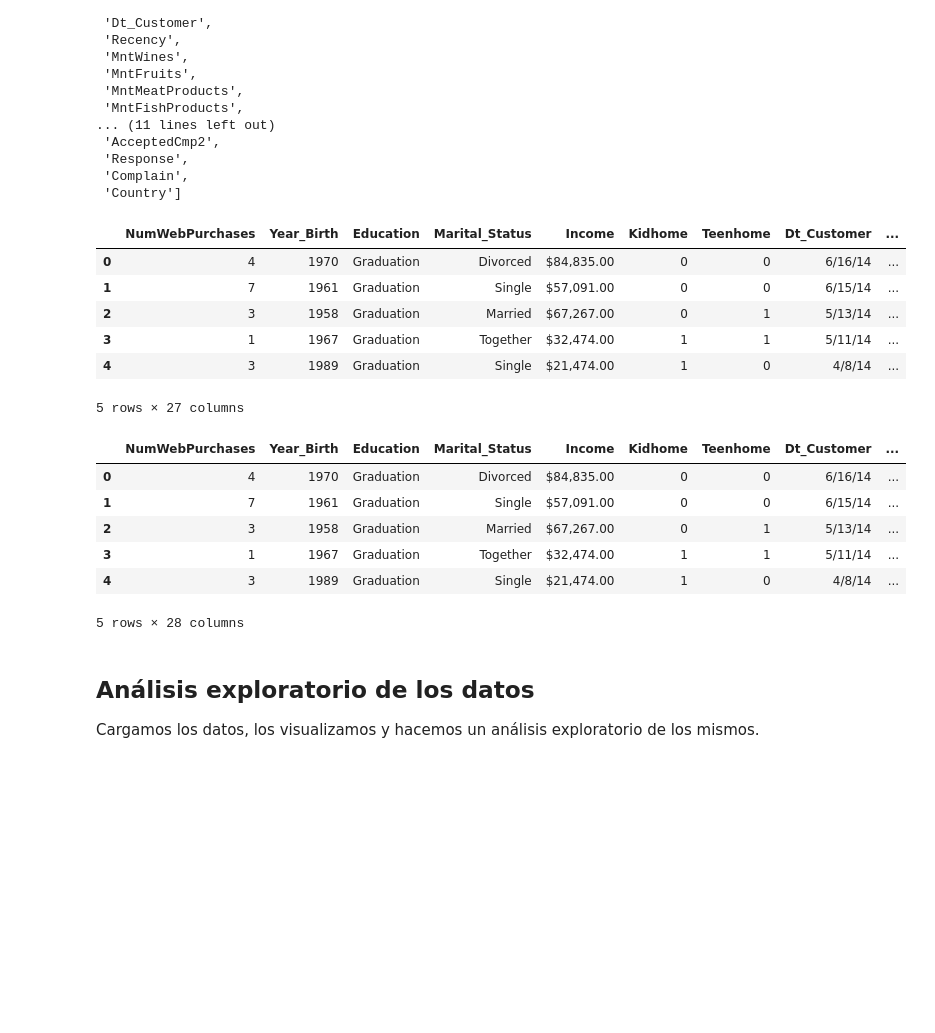
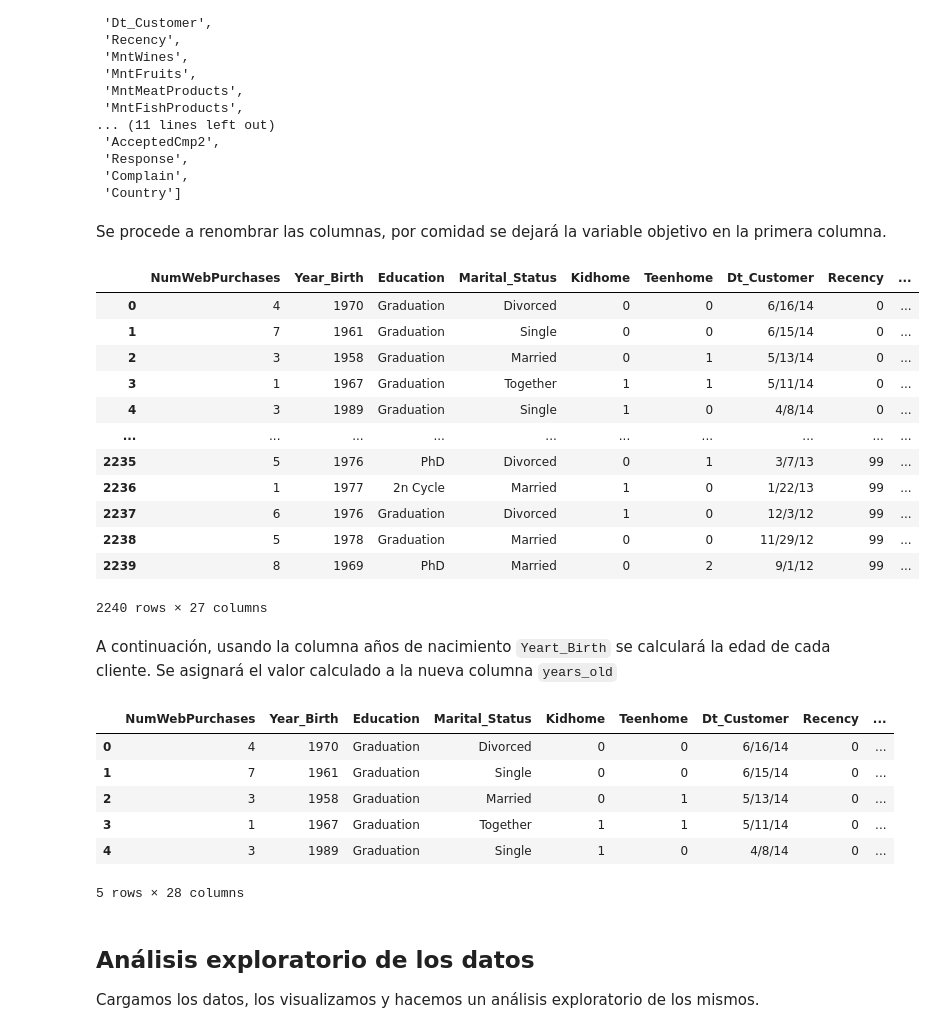
Before and after one commit to JohnyAngo/MasterBigData, a Jupyter notebook: Técnicas Avanzadas de Análisis de Datos/Actividad1/Activity1_Ango.ipynb, the cells around one changed output. Drawn from its saved outputs; the diff is of its cells as text; code cells hidden in the pictures; blank space fills up the shorter version.

```diff
--- a/Técnicas Avanzadas de Análisis de Datos/Actividad1/Activity1_Ango.ipynb
+++ b/Técnicas Avanzadas de Análisis de Datos/Actividad1/Activity1_Ango.ipynb
@@ -124,32 +157,43 @@ list(marketing_data.columns)
  'Response',
  'Complain',
  'Country']
+# %% [markdown]
+Se procede a renombrar las columnas, por comidad se dejará la variable objetivo en la primera columna.
 # %%
 
-marketing_data = marketing_data[['NumWebPurchases','Year_Birth', 'Education', 'Marital_Status', 'Income', 'Kidhome', 'Teenhome', 'Dt_Customer', 'Recency', 'MntWines', 'MntFruits',
- 'MntMeatProducts', 'MntFishProducts', 'MntSweetProducts', 'MntGoldProds', 'NumDealsPurchases', 'NumCatalogPurchases', 'NumStorePurchases', 'NumWebVisitsMonth', 'AcceptedCmp3',
- 'AcceptedCmp4', 'AcceptedCmp5', 'AcceptedCmp1', 'AcceptedCmp2', 'Response', 'Complain', 'Country']]
+marketing_data = marketing_data[['NumWebPurchases','Year_Birth', 'Education', 'Marital_Status', 'Kidhome', 'Teenhome', 'Dt_Customer', 'Recency', 'MntWines', 'NumStorePurchases' ,'MntFruits',
+ 'MntMeatProducts', 'MntFishProducts', 'MntSweetProducts', 'MntGoldProds', 'NumDealsPurchases', 'NumCatalogPurchases', 'NumWebVisitsMonth', 'AcceptedCmp3',
+ 'AcceptedCmp4', 'AcceptedCmp5', 'AcceptedCmp1', 'AcceptedCmp2', 'Response', 'Complain', 'Country', 'Income']]
 
-marketing_data.head(5)
+marketing_data
 # %% [output]
-|  | NumWebPurchases | Year_Birth | Education | Marital_Status | Income | Kidhome | Teenhome | Dt_Customer | ... |
-| 0 | 4 | 1970 | Graduation | Divorced | $84,835.00 | 0 | 0 | 6/16/14 | ... |
-| 1 | 7 | 1961 | Graduation | Single | $57,091.00 | 0 | 0 | 6/15/14 | ... |
-| 2 | 3 | 1958 | Graduation | Married | $67,267.00 | 0 | 1 | 5/13/14 | ... |
-| 3 | 1 | 1967 | Graduation | Together | $32,474.00 | 1 | 1 | 5/11/14 | ... |
-| 4 | 3 | 1989 | Graduation | Single | $21,474.00 | 1 | 0 | 4/8/14 | ... |
+|  | NumWebPurchases | Year_Birth | Education | Marital_Status | Kidhome | Teenhome | Dt_Customer | Recency | ... |
+| 0 | 4 | 1970 | Graduation | Divorced | 0 | 0 | 6/16/14 | 0 | ... |
+| 1 | 7 | 1961 | Graduation | Single | 0 | 0 | 6/15/14 | 0 | ... |
+| 2 | 3 | 1958 | Graduation | Married | 0 | 1 | 5/13/14 | 0 | ... |
+| 3 | 1 | 1967 | Graduation | Together | 1 | 1 | 5/11/14 | 0 | ... |
+| 4 | 3 | 1989 | Graduation | Single | 1 | 0 | 4/8/14 | 0 | ... |
+| ... | ... | ... | ... | ... | ... | ... | ... | ... | ... |
+| 2235 | 5 | 1976 | PhD | Divorced | 0 | 1 | 3/7/13 | 99 | ... |
+| 2236 | 1 | 1977 | 2n Cycle | Married | 1 | 0 | 1/22/13 | 99 | ... |
+| 2237 | 6 | 1976 | Graduation | Divorced | 1 | 0 | 12/3/12 | 99 | ... |
+| 2238 | 5 | 1978 | Graduation | Married | 0 | 0 | 11/29/12 | 99 | ... |
+| 2239 | 8 | 1969 | PhD | Married | 0 | 2 | 9/1/12 | 99 | ... |
-5 rows × 27 columns
+2240 rows × 27 columns
+# %% [markdown]
+A continuación, usando la columna años de nacimiento `Yeart_Birth` se calculará la edad de cada cliente.
+Se asignará el valor calculado a la nueva columna `years_old`
 # %%
 # convertimos la variable Year Birth en Edad
 marketing_data['years_old'] = pd.Timestamp('now').year - marketing_data['Year_Birth']
 marketing_data.head(5)
 # %% [output]
-|  | NumWebPurchases | Year_Birth | Education | Marital_Status | Income | Kidhome | Teenhome | Dt_Customer | ... |
-| 0 | 4 | 1970 | Graduation | Divorced | $84,835.00 | 0 | 0 | 6/16/14 | ... |
-| 1 | 7 | 1961 | Graduation | Single | $57,091.00 | 0 | 0 | 6/15/14 | ... |
-| 2 | 3 | 1958 | Graduation | Married | $67,267.00 | 0 | 1 | 5/13/14 | ... |
-| 3 | 1 | 1967 | Graduation | Together | $32,474.00 | 1 | 1 | 5/11/14 | ... |
-| 4 | 3 | 1989 | Graduation | Single | $21,474.00 | 1 | 0 | 4/8/14 | ... |
+|  | NumWebPurchases | Year_Birth | Education | Marital_Status | Kidhome | Teenhome | Dt_Customer | Recency | ... |
+| 0 | 4 | 1970 | Graduation | Divorced | 0 | 0 | 6/16/14 | 0 | ... |
+| 1 | 7 | 1961 | Graduation | Single | 0 | 0 | 6/15/14 | 0 | ... |
+| 2 | 3 | 1958 | Graduation | Married | 0 | 1 | 5/13/14 | 0 | ... |
+| 3 | 1 | 1967 | Graduation | Together | 1 | 1 | 5/11/14 | 0 | ... |
+| 4 | 3 | 1989 | Graduation | Single | 1 | 0 | 4/8/14 | 0 | ... |
 5 rows × 28 columns
 # %% [markdown]
 ## Análisis exploratorio de los datos
```
Also changed, not shown: parts of 38 cells of this notebook.
